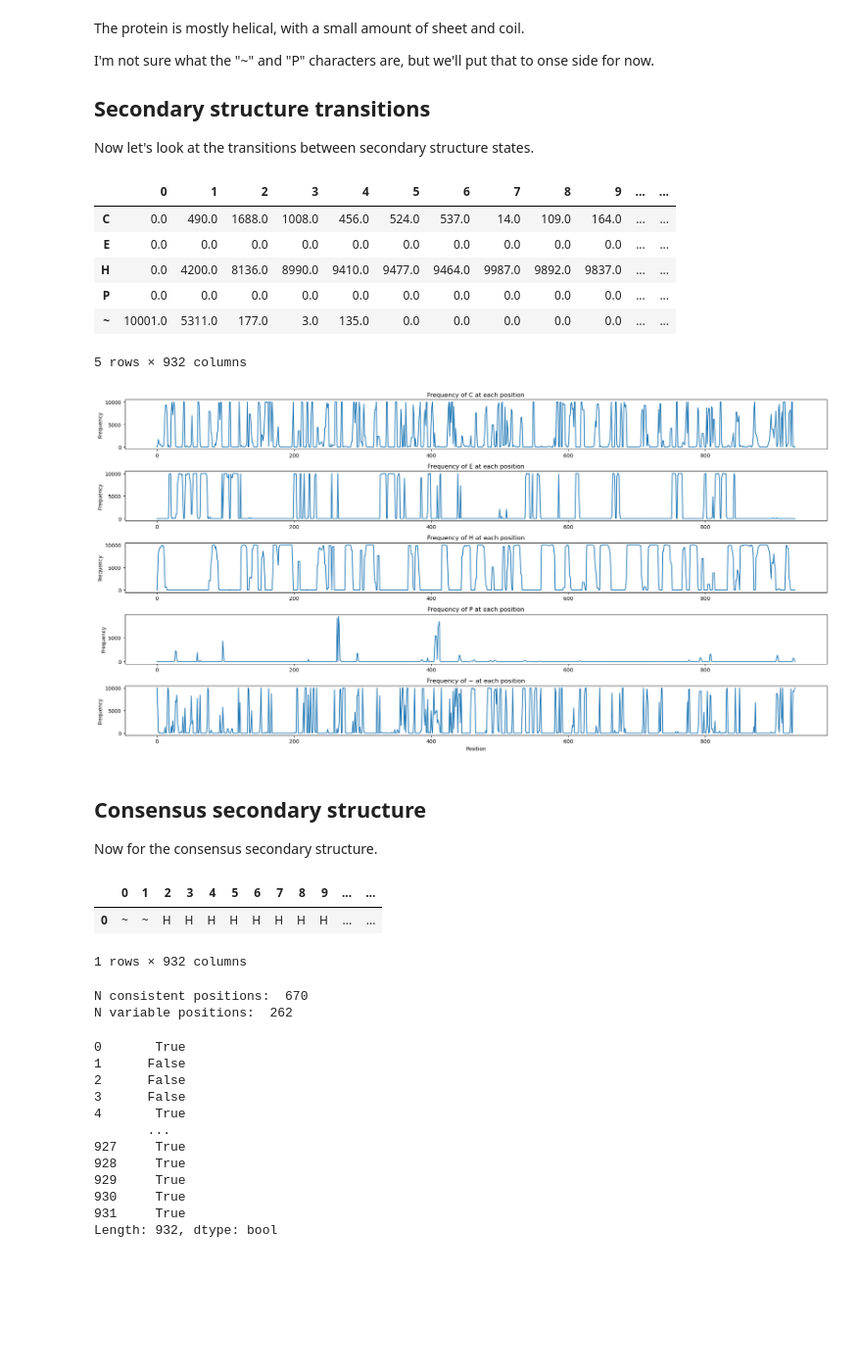
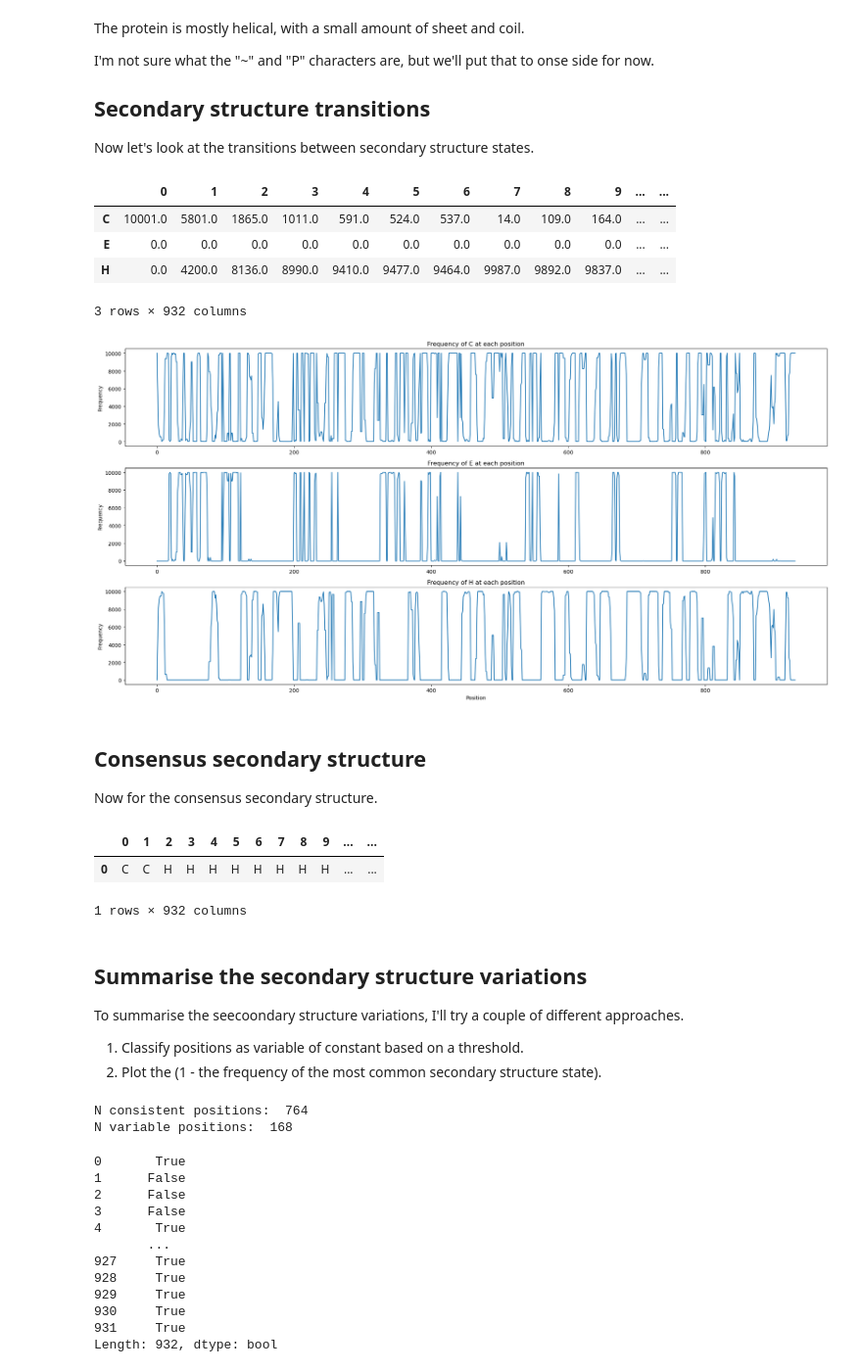
Before and after one commit to stuartmac/gmx-dssp-analysis, a Jupyter notebook: notebooks/prototype.ipynb, the cells around one changed output. Shown: that part at 98% size. Saved outputs shown, nothing was run; the diff lists cells and outputs as text; code cells hidden in the pictures; blank space fills up the shorter version.

Commit message:
Updated dssp reduction to handle ~ and P

```diff
--- a/notebooks/prototype.ipynb
+++ b/notebooks/prototype.ipynb
@@ -64,8 +64,11 @@ To simplify the analysis, I'll collapse the 7-state DSSP sequence into a 3-state
 - E: Sheet
 - C: Coil
 # %%
-# Reduce SS
-ss_dict = {'H': 'H', 'G': 'H', 'I': 'H', 'B': 'E', 'E': 'E', 'T': 'C', 'S': 'C'}
+# Reduce SS from 7-state* to 3-state
+# 7-state: H, G, I, B, E, T, S
+# 3-state: H, E, C
+# * plus ~ and P as coil and turn respectively, from Gromacs gmx dssp output
+ss_dict = {'H': 'H', 'G': 'H', 'I': 'H', 'B': 'E', 'E': 'E', 'T': 'C', 'S': 'C', '~': 'C', 'P': 'C'}
 df_reduced = df.replace(ss_dict)
 df_reduced
 # %% [output]
@@ -106,24 +107,22 @@ position_variation = df_reduced.apply(lambda x: x.value_counts()).fillna(0)
 position_variation
 # %% [output]
 |  | 0 | 1 | 2 | 3 | 4 | 5 | 6 | 7 | 8 | 9 | ... | ... |
-| C | 0.0 | 490.0 | 1688.0 | 1008.0 | 456.0 | 524.0 | 537.0 | 14.0 | 109.0 | 164.0 | ... | ... |
+| C | 10001.0 | 5801.0 | 1865.0 | 1011.0 | 591.0 | 524.0 | 537.0 | 14.0 | 109.0 | 164.0 | ... | ... |
 | E | 0.0 | 0.0 | 0.0 | 0.0 | 0.0 | 0.0 | 0.0 | 0.0 | 0.0 | 0.0 | ... | ... |
 | H | 0.0 | 4200.0 | 8136.0 | 8990.0 | 9410.0 | 9477.0 | 9464.0 | 9987.0 | 9892.0 | 9837.0 | ... | ... |
-| P | 0.0 | 0.0 | 0.0 | 0.0 | 0.0 | 0.0 | 0.0 | 0.0 | 0.0 | 0.0 | ... | ... |
-| ~ | 10001.0 | 5311.0 | 177.0 | 3.0 | 135.0 | 0.0 | 0.0 | 0.0 | 0.0 | 0.0 | ... | ... |
-5 rows × 932 columns
+3 rows × 932 columns
 # %%
 # Plot the frequency of each DSSP label at each position, one plot per label
-fig, axs = plt.subplots(nrows=5, figsize=(20, 10))
+fig, axs = plt.subplots(nrows=3, figsize=(20, 10))
 for ax, label in zip(axs, position_variation.index):
     ax.plot(position_variation.loc[label, :], label=label)
     ax.set_ylabel('Frequency')
     ax.set_title(f'Frequency of {label} at each position')
 
 ax.set_xlabel('Position')
 plt.tight_layout()
 # %% [output]
-[figure, old version]
+[figure, new version]
 # %% [markdown]
 ## Consensus secondary structure
 
@@ -134,8 +133,15 @@ consensus = df_reduced.mode(axis=0)
 consensus
 # %% [output]
 |  | 0 | 1 | 2 | 3 | 4 | 5 | 6 | 7 | 8 | 9 | ... | ... |
-| 0 | ~ | ~ | H | H | H | H | H | H | H | H | ... | ... |
+| 0 | C | C | H | H | H | H | H | H | H | H | ... | ... |
 1 rows × 932 columns
+# %% [markdown]
+## Summarise the secondary structure variations
+
+To summarise the seecoondary structure variations, I'll try a couple of different approaches.
+
+1. Classify positions as variable of constant based on a threshold.
+2. Plot the (1 - the frequency of the most common secondary structure state).
 # %%
 # Threshold for a position to be considered consistent
 threshold = 0.9
@@ -150,8 +156,8 @@ for position in df_reduced:
 print('N consistent positions: ', len(consistent_positions))
 print('N variable positions: ', len(variable_positions))
 # %% [output]
-N consistent positions:  670
-N variable positions:  262
+N consistent positions:  764
+N variable positions:  168
 # %%
 df_reduced.apply(lambda x: x.value_counts().max() > threshold * len(x), axis=0)
 # %% [output]
```
Also changed, not shown: parts of 12 cells of this notebook.
